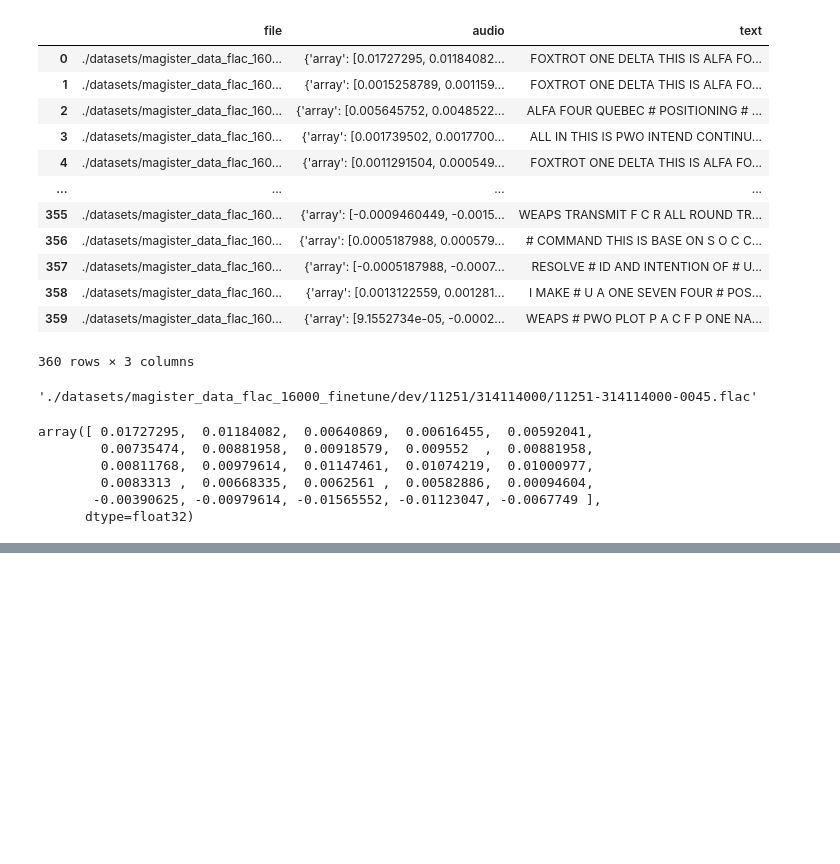
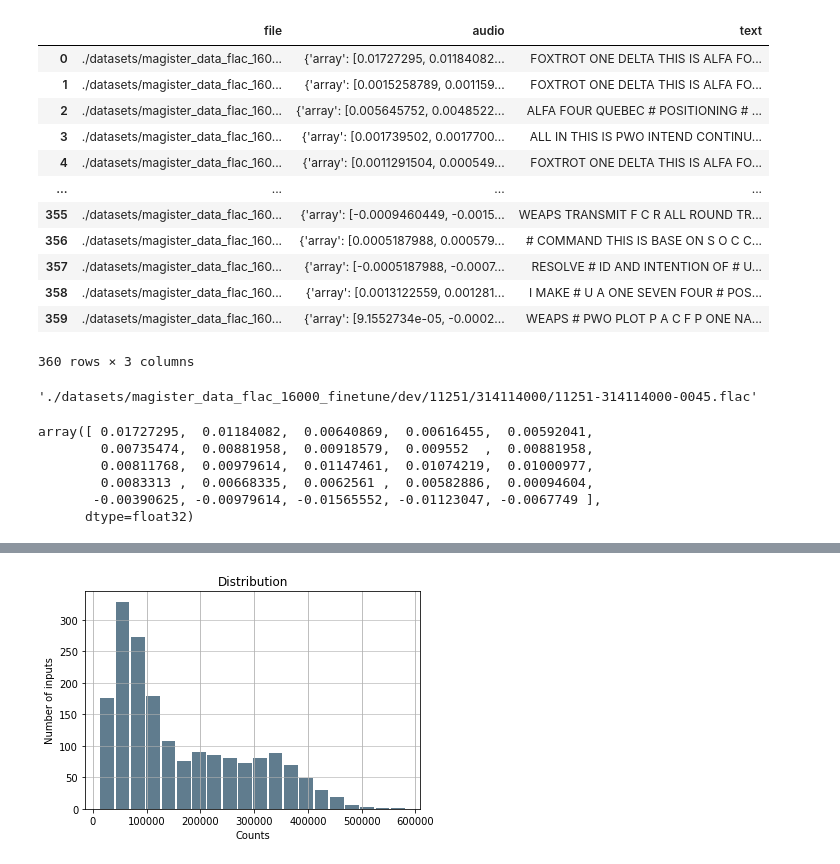
Before and after one commit to nicholasneo78/speech-to-text-with-kenlm-pipeline, a Jupyter notebook: finetuning.ipynb, the cells around one changed output, grey strips where cells are left out. Cells and saved outputs as stored; diff of their text form; code cells hidden in the pictures; blank space fills up the shorter version.

```diff
--- a/finetuning.ipynb
+++ b/finetuning.ipynb
@@ -121,0 +316,7 @@ vocabs_dev
+# %%
+dataset = DatasetDict({
+    "train": dataset_train,
+    "dev": dataset_dev
+})
+
+dataset
@@ -121,0 +334,14 @@ vocabs_dev
+# %%
+# preparing the dataset
+def prepare_dataset(batch):
+    audio = batch["audio"]
+
+    # batched output is "un-batched" to ensure mapping is correct
+    batch["input_values"] = processor(audio["array"], sampling_rate=audio["sampling_rate"]).input_values[0]
+    batch["input_length"] = len(batch["input_values"])
+
+    with processor.as_target_processor():
+        batch["labels"] = processor(batch["text"]).input_ids
+    return batch
+# %%
+dataset = dataset.map(prepare_dataset, remove_columns=dataset.column_names["train"], num_proc=1)
@@ -121,0 +361,16 @@ vocabs_dev
+# %%
+# get the max length of the audio
+audio_length_list = []
+for idx, item in tqdm(enumerate(dataset['train'])):
+    audio_length_list.append(dataset['train'][idx]['input_length'])
+# %%
+# get the distribution of the audio length (in 16k sample)
+data_dist = pd.Series(audio_length_list)
+
+data_dist.plot.hist(grid=True, bins=20, rwidth=0.9, color='#607c8e')
+plt.title('Distribution')
+plt.xlabel('Counts')
+plt.ylabel('Number of inputs')
+plt.grid(axis='y', alpha=0.75)
+# %% [output]
+[figure, added]
```
Also changed, not shown: parts of 27 cells of this notebook, 4 other files.
